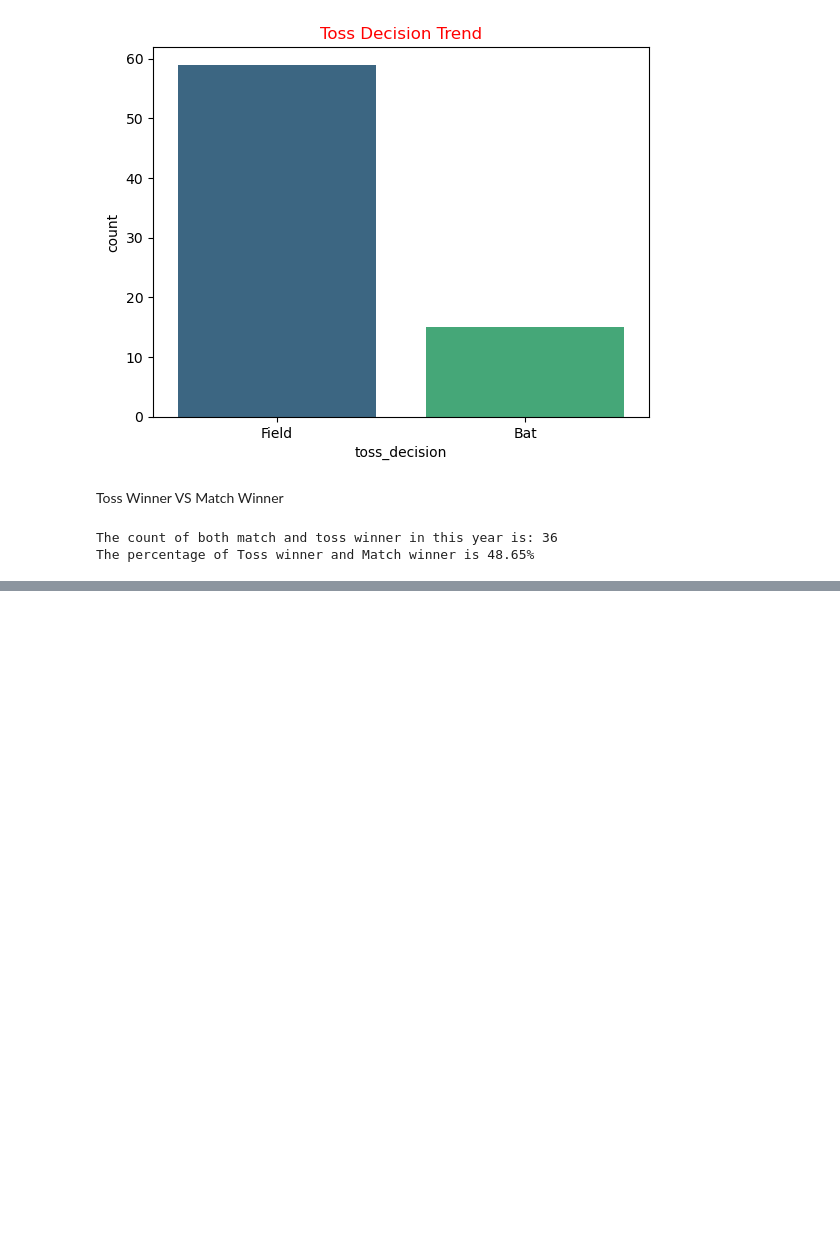
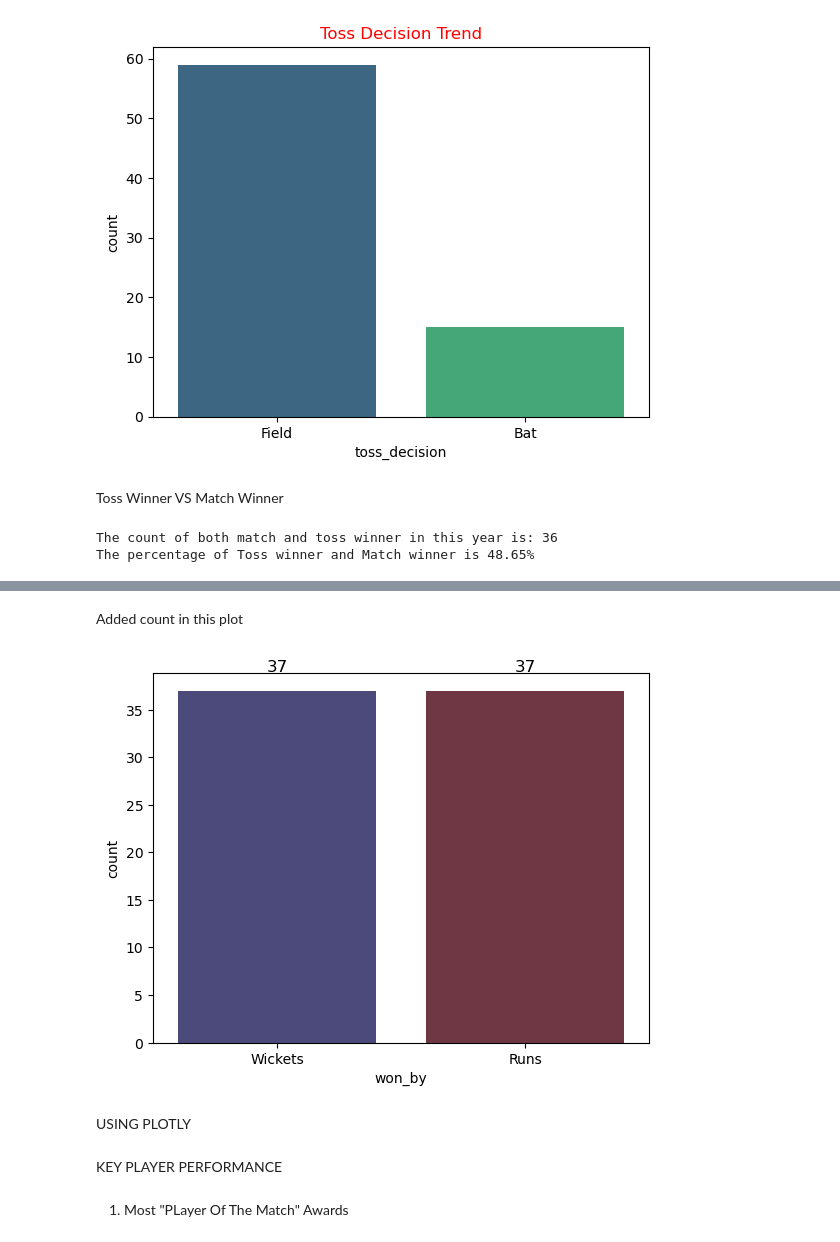
Before and after one commit to CodeWithNirmalya/Data_Science_Projects, a Jupyter notebook: IPL_Score_Prediction/IPL_capstone_project.ipynb, the cells around one changed output, grey strips where cells are left out. Saved outputs shown, nothing was run; the diff lists cells and outputs as text; code cells hidden in the pictures; blank space fills up the shorter version.

Commit message:
added Most PLayer Of The Match Awards

```diff
--- a/IPL_Score_Prediction/IPL_capstone_project.ipynb
+++ b/IPL_Score_Prediction/IPL_capstone_project.ipynb
@@ -90,0 +106,20 @@ The percentage of Toss winner and Match winner is 48.65%
+# %% [markdown]
+Added count in this plot
+# %%
+ax = sns.countplot(x='won_by', data=df, palette='icefire')
+
+# Add count value above each bar
+for p in ax.patches:
+    ax.text(
+        p.get_x() + p.get_width()/2,      # center of bar
+        p.get_height() + 2,               # slightly above bar
+        int(p.get_height()),              # count value
+        ha='center',
+        fontsize=12
+    )
+
+plt.show()
+# %% [output]
+[figure, added]
+# %% [markdown]
+USING PLOTLY
@@ -90,0 +142,4 @@ The percentage of Toss winner and Match winner is 48.65%
+# %% [markdown]
+KEY PLAYER PERFORMANCE
+# %% [markdown]
+1. Most "PLayer Of The Match" Awards
```
Also changed, not shown: parts of 5 cells of this notebook.
